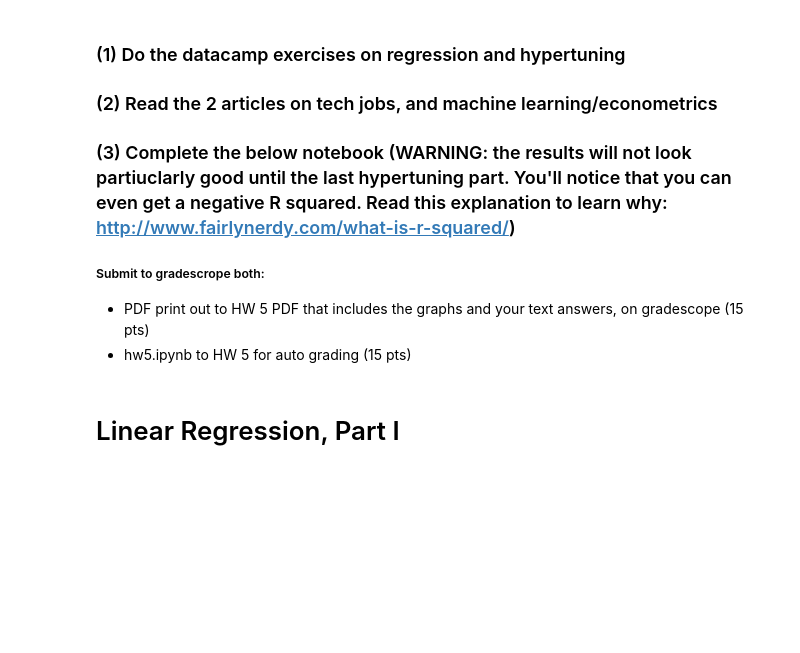
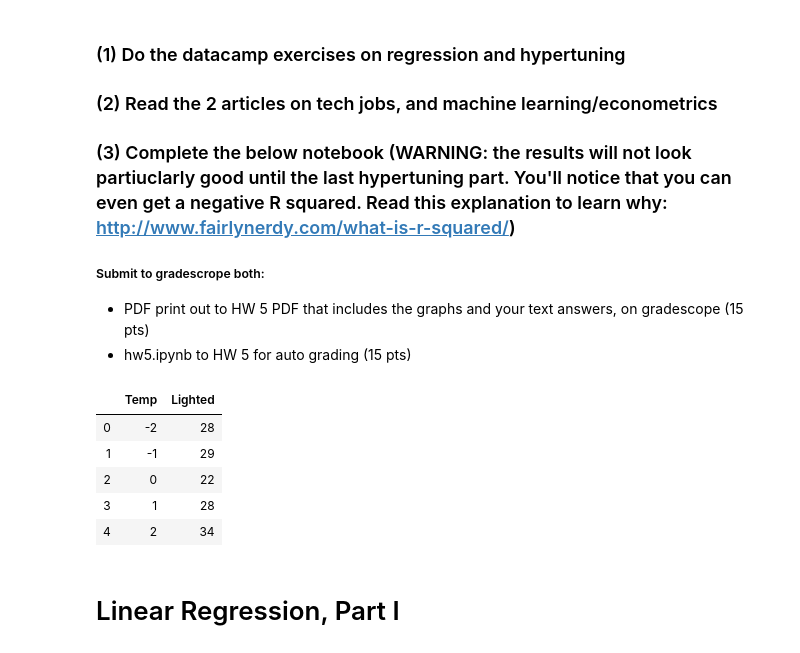
Before and after one commit to JacobWren/Econ395, a Jupyter notebook: Lab4/hw5.ipynb, the cells around one changed output. Cells and saved outputs as stored; diff of their text form; code cells hidden in the pictures; blank space fills up the shorter version.

```diff
--- a/Lab4/hw5.ipynb
+++ b/Lab4/hw5.ipynb
@@ -35,13 +35,19 @@ def get_ladybug_df():
 
 
 df = get_ladybug_df()
-#df = pd.read_csv("LadyBugs.csv")
-#df.head()
+df = pd.read_csv("LadyBugs.csv")
 # %%
 # Warmup. Write a function that shows the first 5 observations (hint use DataFrame method head)
 def first_five(df):
-    return df.head(50)
+    return df.head(5)
 first_five(df)
+# %% [output]
+|  | Temp | Lighted |
+| 0 | -2 | 28 |
+| 1 | -1 | 29 |
+| 2 | 0 | 22 |
+| 3 | 1 | 28 |
+| 4 | 2 | 34 |
 # %% [markdown]
 # Linear Regression, Part I
 # %%
```
Also changed, not shown: parts of 9 cells of this notebook.
